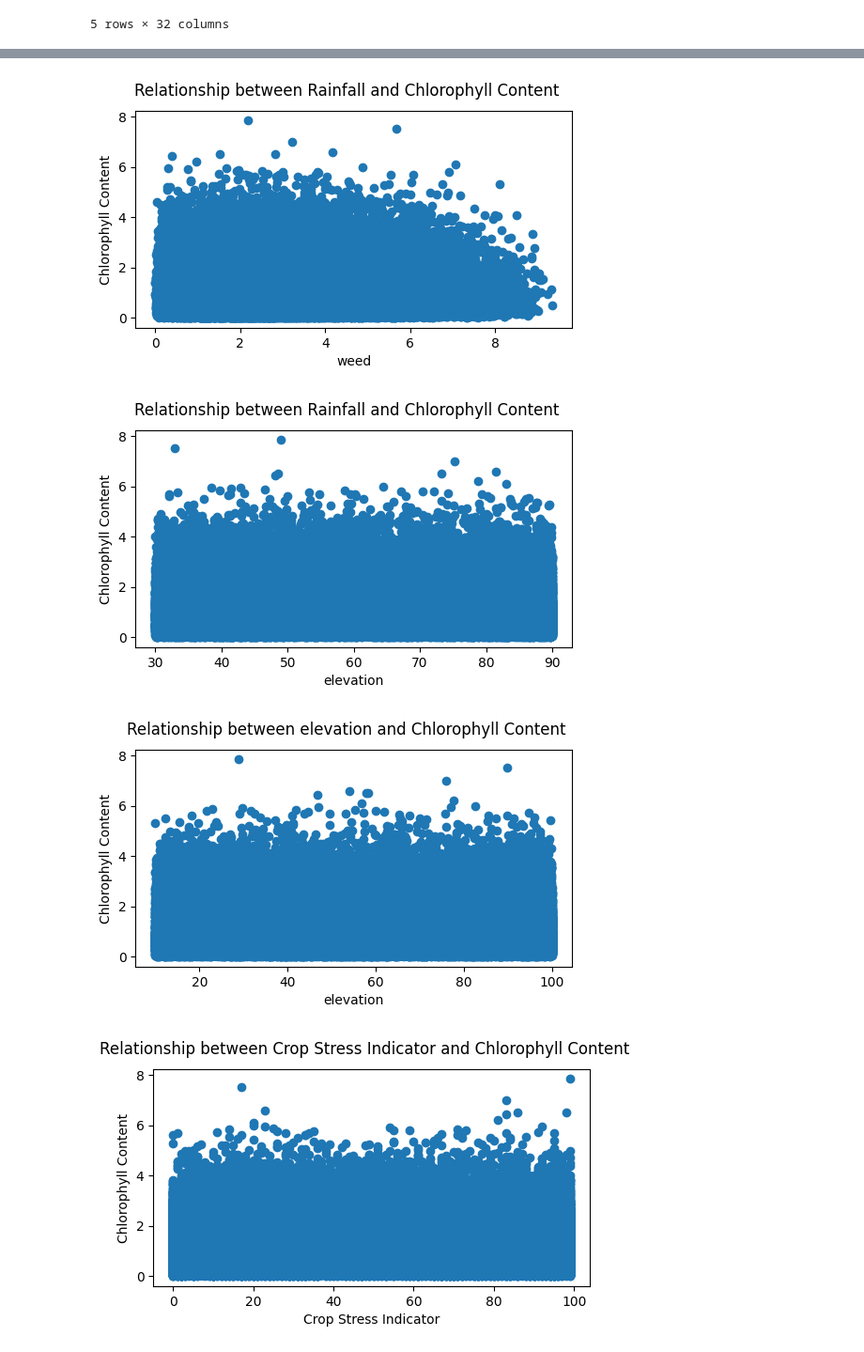
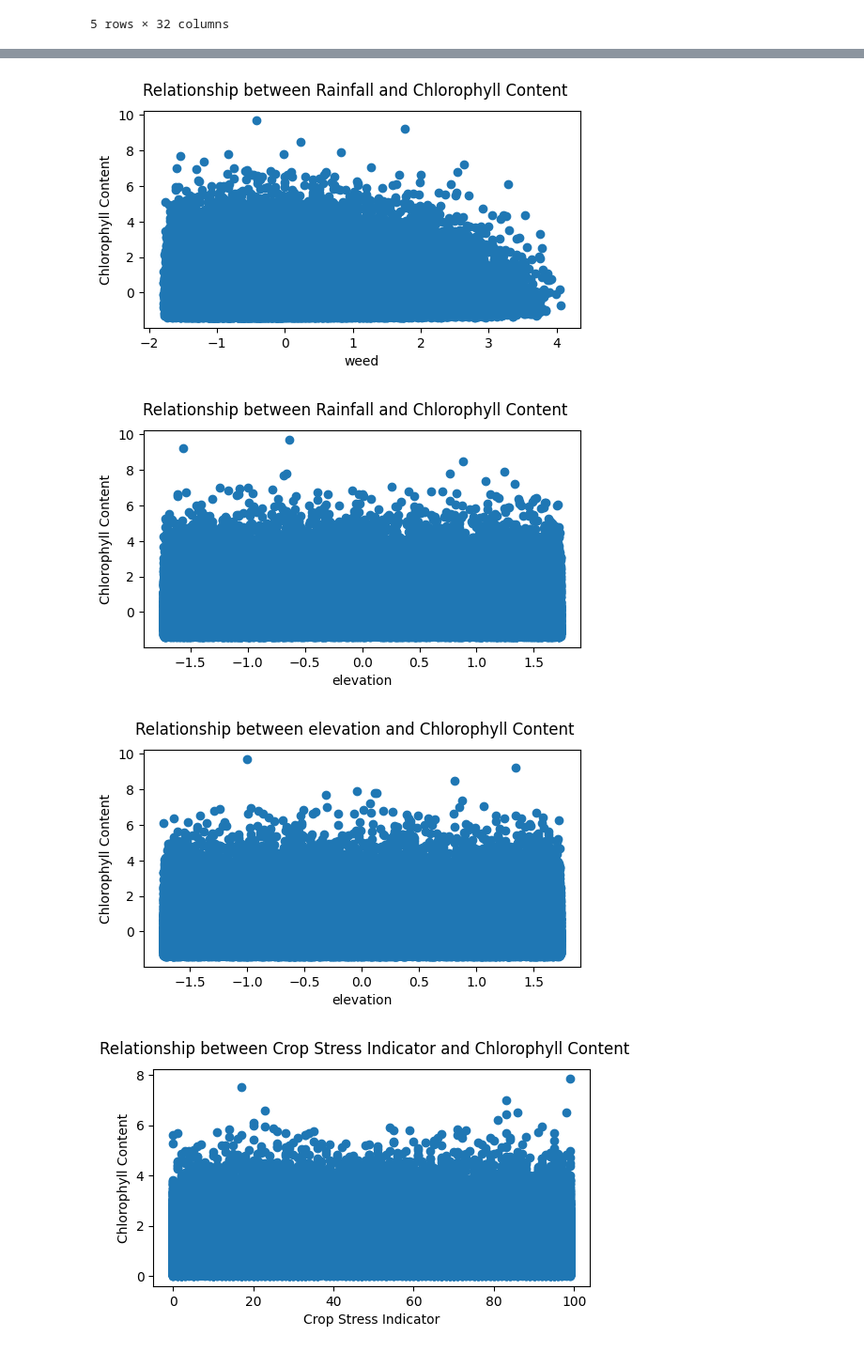
Before and after one commit to minjusun/AgricultureDataModeling, a Jupyter notebook: relPlot.ipynb, the cells around one changed output, grey strips where cells are left out. Shown at 94% size. Cells and saved outputs as stored; diff of their text form; code cells hidden in the pictures.

Commit message:
added correlation, heatmap, scaled the data

```diff
--- a/relPlot.ipynb
+++ b/relPlot.ipynb
@@ -27,3 +27,14 @@ Index(['High_Resolution_RGB', 'Multispectral_Images', 'Thermal_Images',
 | 3 | 0 | 0 | 0 | 0 | 1.865161 | ... |
 | 4 | 0 | 1 | 1 | 1 | 1.392331 | ... |
 5 rows × 32 columns
+# %%
+#subselect certain columns (add crop type after scaling)
+subDf = df[['GPS_Coordinates', 'Elevation_Data', 'NDVI', 'SAVI', 'Chlorophyll_Content',
+            'Leaf_Area_Index', 'Crop_Stress_Indicator', 'Temperature', 'Humidity',
+            'Rainfall', 'Wind_Speed', 'Soil_Moisture', 'Soil_pH', 'Weed_Coverage',
+            'Crop_Growth_Stage', 'Expected_Yield', 'Water_Flow',
+            'Drainage_Features', 'Crop_Health_Label']]
+
+subDf.head()
+
+#print(subDf.dtypes)
@@ -29,0 +48,7 @@ Index(['High_Resolution_RGB', 'Multispectral_Images', 'Thermal_Images',
+# %%
+#Scale the data
+from sklearn.preprocessing import StandardScaler
+
+scaler = StandardScaler()
+df_scaled= pd.DataFrame(scaler.fit_transform(subDf), columns=subDf.columns)
+df_scaled.head()
@@ -30,25 +90,25 @@ Index(['High_Resolution_RGB', 'Multispectral_Images', 'Thermal_Images',
 # %%
-plt.scatter(df['Weed_Coverage'], df['Chlorophyll_Content'])
+plt.scatter(df_scaled['Weed_Coverage'], df_scaled['Chlorophyll_Content'])
 plt.xlabel('weed')
 plt.ylabel('Chlorophyll Content')
 plt.suptitle('Relationship between Rainfall and Chlorophyll Content')
 plt.gcf().set_size_inches(6, 3)
 # %% [output]
-[figure, old version]
+[figure, new version]
 # %%
-plt.scatter(df['Humidity'], df['Chlorophyll_Content'])
+plt.scatter(df_scaled['Humidity'], df_scaled['Chlorophyll_Content'])
 plt.xlabel('elevation')
 plt.ylabel('Chlorophyll Content')
 plt.suptitle('Relationship between Rainfall and Chlorophyll Content')
 plt.gcf().set_size_inches(6, 3)
 # %% [output]
-[figure, old version]
+[figure, new version]
 # %%
-plt.scatter(df['Elevation_Data'], df['Chlorophyll_Content'])
+plt.scatter(df_scaled['Elevation_Data'], df_scaled['Chlorophyll_Content'])
 plt.xlabel('elevation')
 plt.ylabel('Chlorophyll Content')
 plt.suptitle('Relationship between elevation and Chlorophyll Content')
 plt.gcf().set_size_inches(6, 3)
 # %% [output]
-[figure, old version]
+[figure, new version]
 # %%
```
Also changed, not shown: parts of 7 cells of this notebook.
